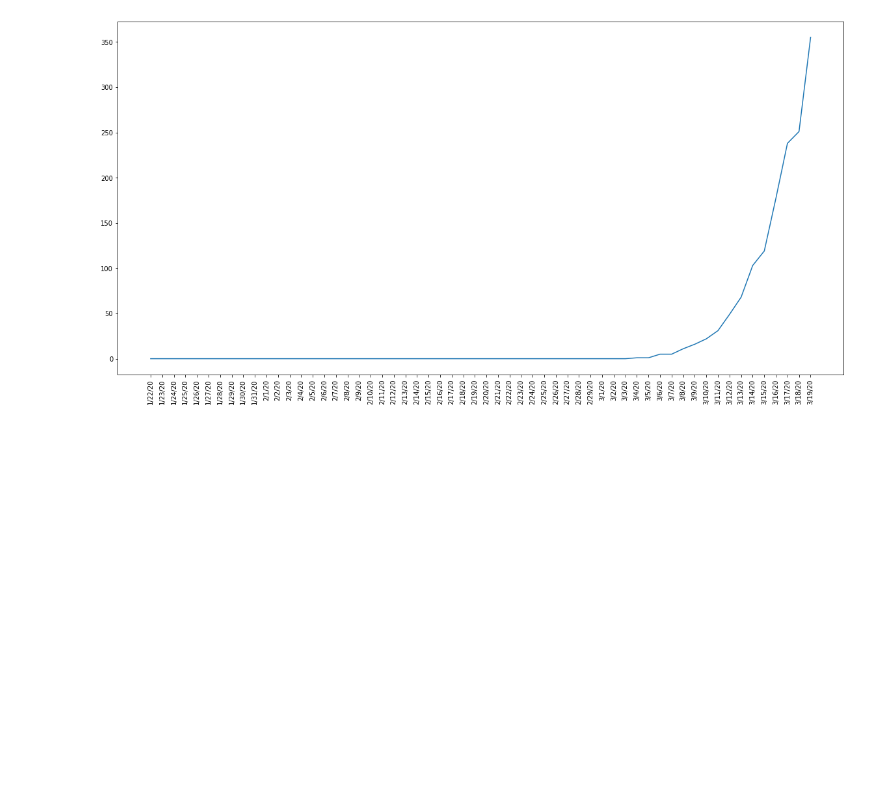
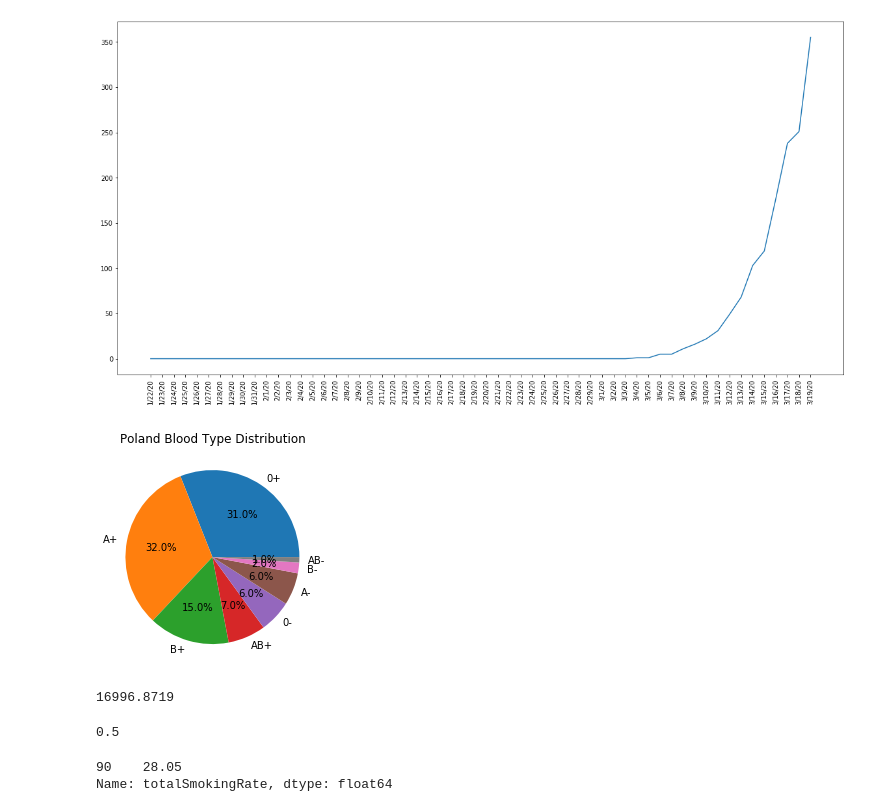
Before and after one commit to TomasiewiczW/Covid-19-Analysis, a Jupyter notebook: load_database.ipynb, the cells around one changed output. Saved outputs shown, nothing was run; the diff lists cells and outputs as text; code cells hidden in the pictures; blank space fills up the shorter version.

```diff
--- a/Load database.ipynb
+++ b/load_database.ipynb
@@ -10,35 +10,60 @@ path = r'..\COVID-19\csse_covid_19_data\csse_covid_19_time_series'
 Confirmed = pd.read_csv(path + "/time_series_19-covid-Confirmed.csv", index_col=None, header=0)
 Deaths = pd.read_csv(path + "/time_series_19-covid-Deaths.csv", index_col=None, header=0)
 Recovered = pd.read_csv(path + "/time_series_19-covid-Recovered.csv", index_col=None, header=0)
+# %%
+#load supplemental data
+
+supp = r'./supplemental_data'
+
+bloodtypes = pd.read_csv(supp + "/bloodtypes.csv", index_col=None, header=0)
+gdp = pd.read_csv(supp + "/gdp.csv", index_col=None, header=0)
+healthcare_rank = pd.read_csv(supp + "/healthcare_rank.csv", index_col=None, header=0)
+smoking_rate = pd.read_csv(supp + "/smoking_rate.csv", index_col=None, header=0)
 # %%
 #classes
 class Country:
     def __init__(self, n = ''):
         self.name = n
-        self.latitude = Confirmed[Confirmed.loc[:, 'Country/Region'] == n].sum()[2]
-        self.longtitude = Confirmed[Confirmed.loc[:, 'Country/Region'] == n].sum()[3]
+        self.population = healthcare_rank[healthcare_rank.loc[:, 'name'] == n]['pop2020'].sum()
+        self.latitude = Confirmed[Confirmed.loc[:, 'Country/Region'] == n]['Long'].sum()
+        self.longitude = Confirmed[Confirmed.loc[:, 'Country/Region'] == n]['Lat'].sum()
         self.confirmed = Confirmed[Confirmed.loc[:, 'Country/Region'] == n].drop(['Province/State', 'Country/Region', 'Lat', 'Long'], axis = 1).sum()
         self.deaths = Deaths[Deaths.loc[:, 'Country/Region'] == n].drop(['Province/State', 'Country/Region', 'Lat', 'Long'], axis = 1).sum()
         self.recovered = Recovered[Recovered.loc[:, 'Country/Region'] == n].drop(['Province/State', 'Country/Region', 'Lat', 'Long'], axis = 1).sum()
         self.actual = self.confirmed - (self.deaths + self.recovered)
         self.newCases = Confirmed[Confirmed.loc[:, 'Country/Region'] == n].drop(['Province/State', 'Country/Region', 'Lat', 'Long'], axis = 1).sum()
+
+        self.healthcare_rank = healthcare_rank[healthcare_rank.loc[:, 'name'] == n]['healthcareRank'].sum()/healthcare_rank['healthcareRank'].max()
+        self.gdp_per_capita = gdp[gdp.loc[:, 'country'] == n]['gdpPerCapita'].sum()
+        self.bloodtype_percentages = bloodtypes[bloodtypes.loc[:, 'Country'] == n].drop(['Country', 'Population'], axis = 1).to_numpy()[0]
+        for i in range(8):
+            self.bloodtype_percentages[i] = self.bloodtype_percentages[i].strip('%')
+            self.bloodtype_percentages[i] = float(self.bloodtype_percentages[i])/100
+        self.smoking_rate = smoking_rate[smoking_rate.loc[:, 'name'] == n]['totalSmokingRate']/100
+
         for i in range(1, len(self.newCases)):
             self.newCases[i] = self.newCases[i] - self.newCases[i-1]
         return
 
     name = ''
-    latitude = ''
-    longtitude = ''
+    population = 0              # in thousands
+    latitude = ''               # in degrees
+    longitude = ''              # in degrees
     confirmed = []
     deaths = []
     recovered = []
     actual = []
     newCases = []
+    healthcare_rank = 0         # normalized to range [0:1]
+    gdp_per_capita = 0          # in USD
+    bloodtype_percentages = []  # in range [0:1] (percents)
+    smoking_rate = 0            # in range [0:1] (percents)
 
     pass
 # %%
-#analysed country
+#analyzed country
 
-analysedCountry = Country('Poland')
-print(analysedCountry.longtitude)
+analyzedCountry = Country('Poland')
+print(analyzedCountry.longitude)
+print(analyzedCountry.bloodtype_percentages)
 # %% [output]
@@ -73,3 +99,23 @@ plt.xticks(rotation=90)
   57],
  <a list of 58 Text xticklabel objects>)
 [figure]
+# %%
+labels = ['0+', 'A+', 'B+', 'AB+', '0-', 'A-', 'B-', 'AB-']
+plt.title(analyzedCountry.name + " Blood Type Distribution")
+plt.pie(analyzedCountry.bloodtype_percentages, labels=labels, autopct='%1.1f%%')
+plt.show()
+# %% [output]
+[figure, added]
+# %%
+print(analyzedCountry.gdp_per_capita)
+# %% [output]
+16996.8719
+# %%
+print(analyzedCountry.healthcare_rank)
+# %% [output]
+0.5
+# %%
+print(analyzedCountry.smoking_rate)
+# %% [output]
+90    28.05
+Name: totalSmokingRate, dtype: float64
```
Also changed, not shown: parts of 3 cells of this notebook, 4 other files.
